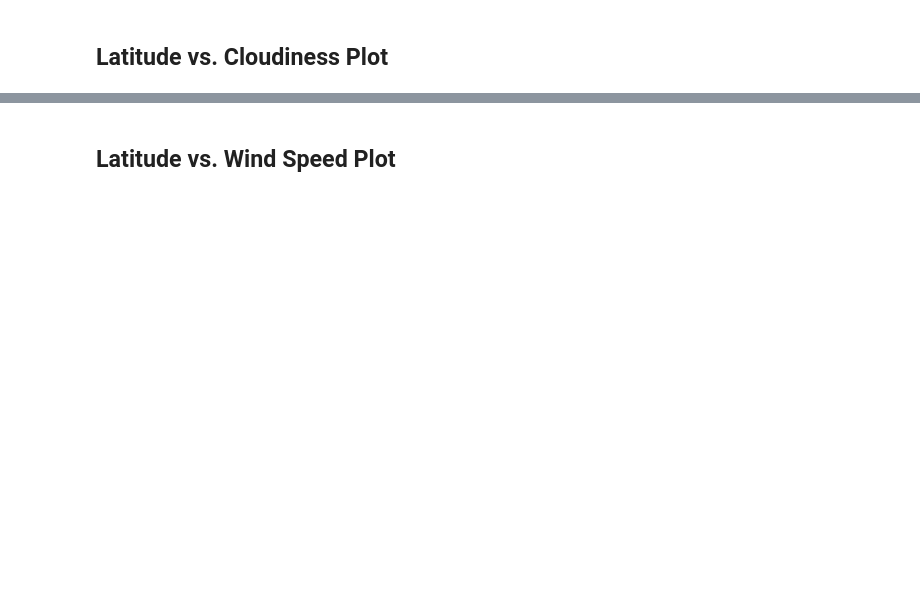
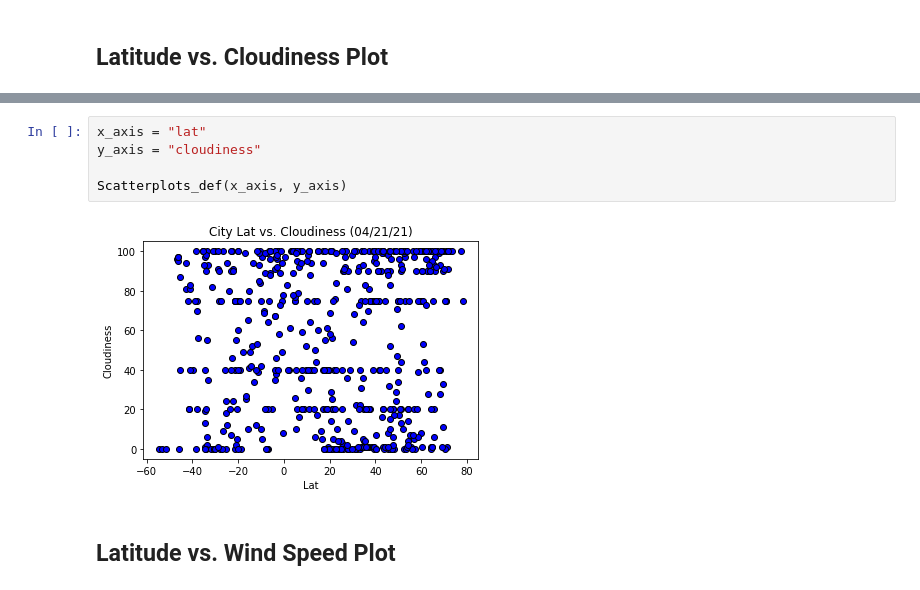
Before and after one commit to DerekLarson77/OpenWeatherMap-API-Visualization, a Jupyter notebook: WeatherPy/WeatherPy.ipynb, the cells around one changed output, grey strips where cells are left out. Drawn from its saved outputs; the diff is of its cells as text; blank space fills up the shorter version.

```diff
--- a/WeatherPy/WeatherPy.ipynb
+++ b/WeatherPy/WeatherPy.ipynb
@@ -223,2 +222,9 @@ data_raw.plot()
+# %%
+x_axis = "lat"
+y_axis = "cloudiness"
+
+Scatterplots_def(x_axis, y_axis)
+# %% [output]
+[figure, added]
 # %% [markdown]
 ## Latitude vs. Wind Speed Plot
```
Also changed, not shown: parts of 29 cells of this notebook.
